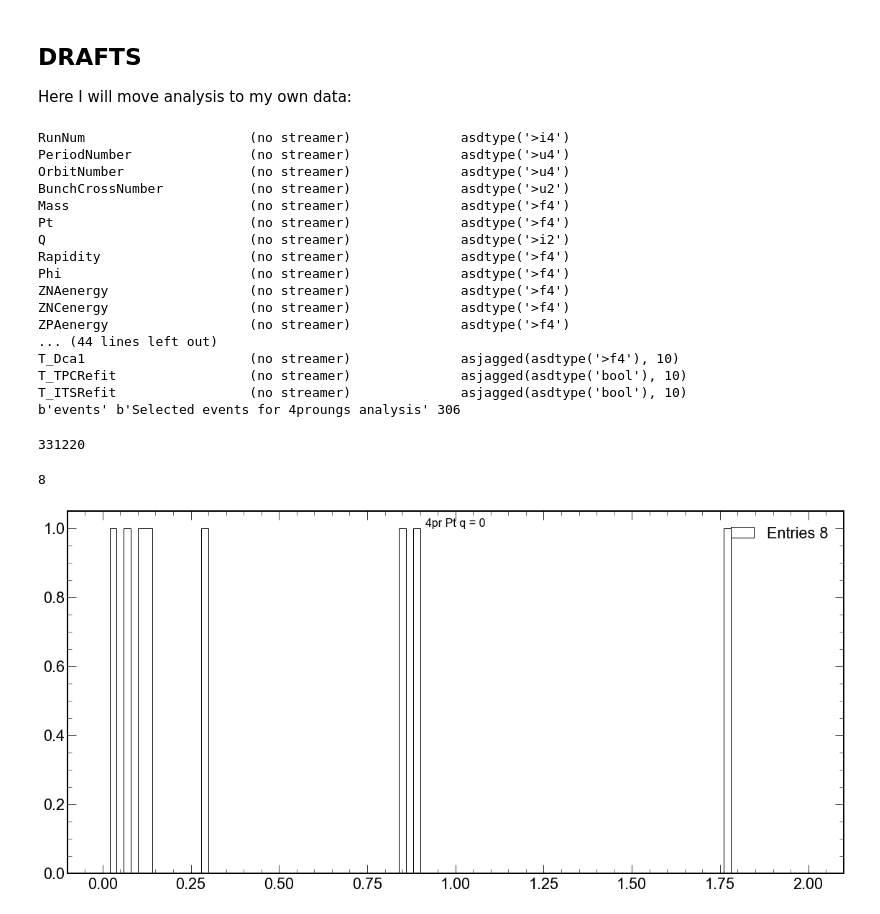
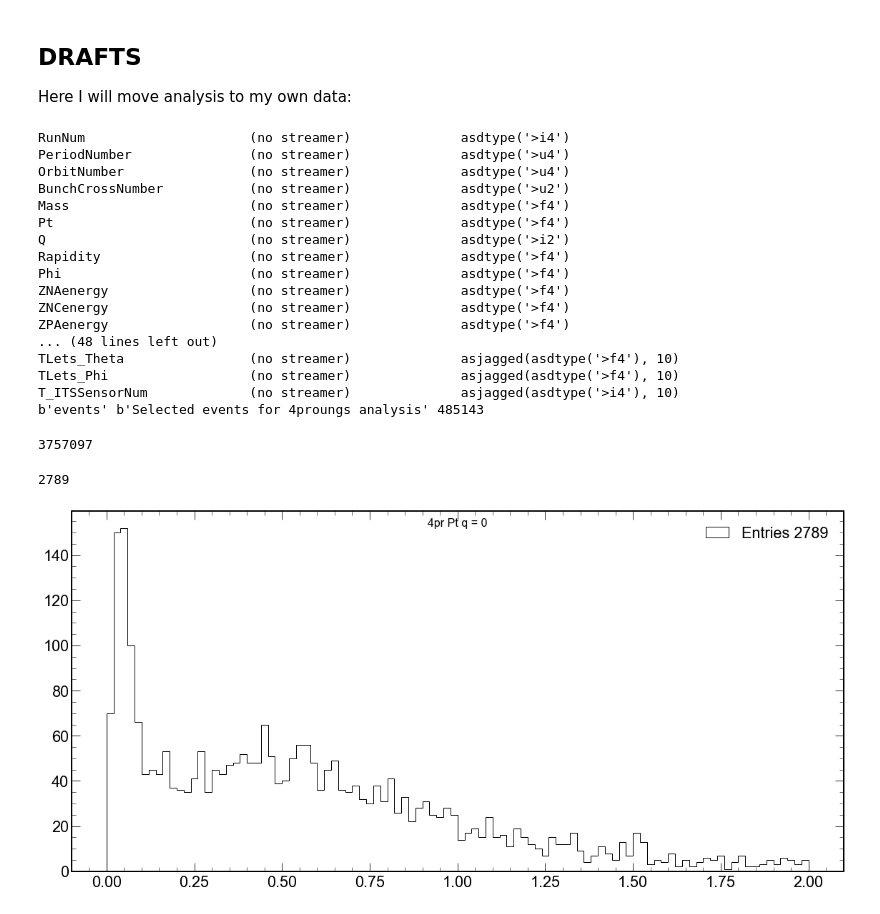
Before and after one commit to bdrum/cern-physics, a Jupyter notebook: notebooks/RhoPrime.ipynb, the cells around one changed output. Saved outputs shown, nothing was run; the diff lists cells and outputs as text; code cells hidden in the pictures.

Commit message:
New data applied

```diff
--- a/notebooks/RhoPrime.ipynb
+++ b/notebooks/RhoPrime.ipynb
@@ -54,3 +54,7 @@ Py                         (no streamer)              asdtype("('>f4', (177,))")
 Pz                         (no streamer)              asdtype("('>f4', (177,))")
 Pt                         (no streamer)              asdtype('>f4')
 (b'events', b'events', 1135259)
+# %%
+counts, bins = np.histogram(events.array('nTracks').flatten(),bins=180, range=(0,180))
+plt.style.use(hep.style.ROOT)
+plt.hist(counts, bins=bins, log=True,histtype='step', color='black')
@@ -149,7 +175,8 @@ import mplhep as hep
 import pandas as ps
 import awkward
 
-ccup9_2015_my = r"D:\GoogleDrive\Job\cern\Alice\analysis\dev\grid\selection\RhoPrime\macro\AnalysisResults.root"
+ccup9_2015_my_test = r"D:\GoogleDrive\Job\cern\Alice\analysis\dev\grid\selection\RhoPrime\macro\AnalysisResults.root"
+ccup9_2015_my = r'D:\GoogleDrive\Job\cern\Alice\analysis\data\RhoPrime\2015\RhoPrime2015o.root'
 
 events = uproot.open(ccup9_2015_my)['RhoPrimeCentral/events']
 entries = events.numentries
@@ -159,6 +186,10 @@ print(events.name, events.title, events.numentries)
 # mycache = uproot.ArrayCache(1024*1024 * 10)
 data = events.arrays('*', namedecode="utf-8")
 data['nTracks'].sum() # 2 652 742 wo limitation # 208 039 with 177 tracks limitation
+
+
+# b'events' b'Selected events for 4proungs analysis' 31 selected tracks 194 with limitation up to 200 tracks events. pt has  17 events
+# b'events' b'Selected events for 4proungs analysis' 47 selected tracks 317 without limitation. pt has  17 events
 # %% [output]
 RunNum                     (no streamer)              asdtype('>i4')
 PeriodNumber               (no streamer)              asdtype('>u4')
@@ -172,41 +203,38 @@ Phi                        (no streamer)              asdtype('>f4')
 ZNAenergy                  (no streamer)              asdtype('>f4')
 ZNCenergy                  (no streamer)              asdtype('>f4')
 ZPAenergy                  (no streamer)              asdtype('>f4')
-... (44 lines left out)
-T_Dca1                     (no streamer)              asjagged(asdtype('>f4'), 10)
-T_TPCRefit                 (no streamer)              asjagged(asdtype('bool'), 10)
-T_ITSRefit                 (no streamer)              asjagged(asdtype('bool'), 10)
-b'events' b'Selected events for 4proungs analysis' 306
+... (48 lines left out)
+TLets_Theta                (no streamer)              asjagged(asdtype('>f4'), 10)
+TLets_Phi                  (no streamer)              asjagged(asdtype('>f4'), 10)
+T_ITSSensorNum             (no streamer)              asjagged(asdtype('>i4'), 10)
+b'events' b'Selected events for 4proungs analysis' 485143
-331220
+3757097
 # %%
-# * (itcref > 0) * (np.abs(sigmtpcpion) < 3)
-# FIXME: T_ITSRefit makes me empty
-# FIXME: NumberOfSigmaTPCPion empty
-
-select = ((data['T_HasPointOnITSLayer0'] == 1) + (data['T_HasPointOnITSLayer1'] == 1)) * data['T_TPCRefit'] * (data['T_TPCNCls'] > 50) * ((np.abs(data['T_Dca0']) < 3) + (np.abs(data['T_Dca1']) < 3)) # * (np.abs(data['T_NumberOfSigmaTPCPion']) < 3)
+select = ((data['T_HasPointOnITSLayer0']) + (data['T_HasPointOnITSLayer1'])) * data['T_ITSRefit'] * data['T_TPCRefit'] * (data['T_TPCNCls'] > 50)  * (np.abs(data['T_NumberOfSigmaTPCPion']) < 3) #* ((np.abs(data['T_Dca1']) < 3)) # + (np.abs(data['T_Dca1']) < 3))
 # get only events with 4 tracks
 GoodEvents = np.argwhere(select.sum()==4)
 # get events that have total zero charge from 4 tracks
 GoodEvents = GoodEvents[np.argwhere(data['T_Q'][GoodEvents.flatten()].sum()==0).flatten()].flatten()
+GoodEvents = GoodEvents[np.argwhere(data['IsCUP11'][GoodEvents.flatten()]==False).flatten()].flatten()
 
 pxg = data['T_Px'][GoodEvents][select[GoodEvents]]
 pyg = data['T_Py'][GoodEvents][select[GoodEvents]]
 pzg = data['T_Pz'][GoodEvents][select[GoodEvents]]
 
 pt = np.sqrt(pxg.sum()**2  + pyg.sum()**2)
 counts, bins = np.histogram(pt,bins=100, range=(0,2))
 fig = plt.figure(figsize=(15, 7))
 ax = fig.add_axes([0,0,1,1])
 fig.suptitle('4pr Pt q = 0', fontsize=16)
 plt.style.use(hep.style.ROOT)
 ax.hist(pt, bins=bins, histtype='step', color='black', label=f'Entries {np.sum(counts)}')
 ax.legend()
 print (counts.sum())
 
 # 51 fitted events without limitations on tracks
 # %% [output]
-8
+2789
-[figure, old version]
+[figure, new version]
 # %%
 massPion = np.full(pxg.shape[0], 0.140)
 
```
Also changed, not shown: parts of 8 cells of this notebook, 1 other file.
